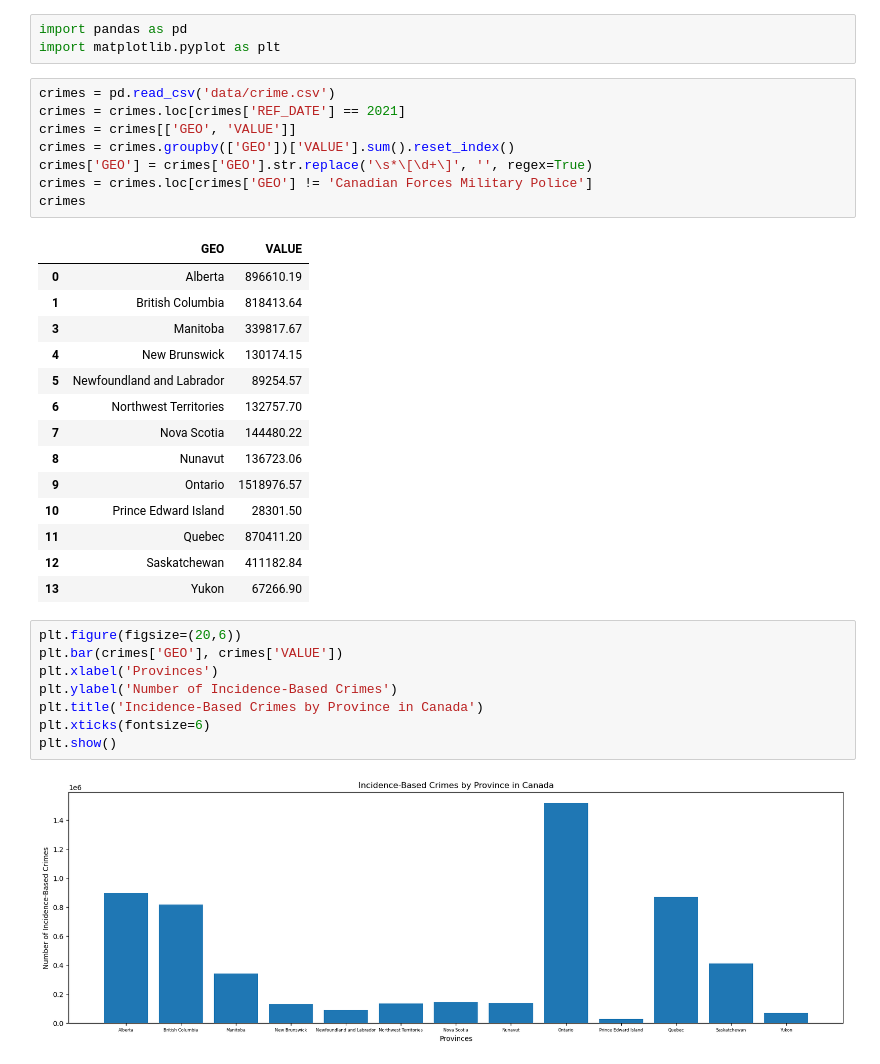
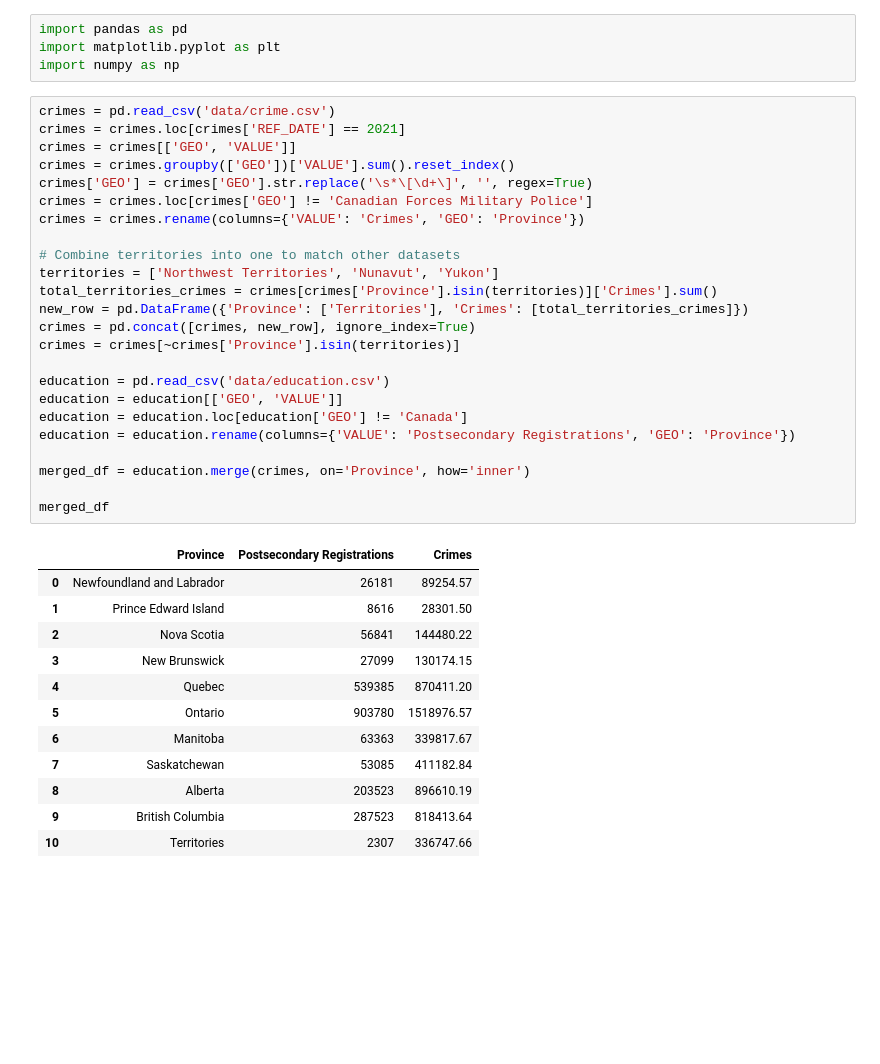
Before and after one commit to imadahmad97/capstone, a Jupyter notebook: data_cleaning.ipynb, the cells around one changed output. Drawn from its saved outputs; the diff is of its cells as text; blank space fills up the shorter version.

Commit message:
combined education and added some initial EDA

```diff
--- a/data_cleaning.ipynb
+++ b/data_cleaning.ipynb
@@ -1,36 +1,41 @@
 # %%
 import pandas as pd
 import matplotlib.pyplot as plt
+import numpy as np
 # %%
 crimes = pd.read_csv('data/crime.csv')
 crimes = crimes.loc[crimes['REF_DATE'] == 2021]
 crimes = crimes[['GEO', 'VALUE']]
 crimes = crimes.groupby(['GEO'])['VALUE'].sum().reset_index()
 crimes['GEO'] = crimes['GEO'].str.replace('\s*\[\d+\]', '', regex=True)
 crimes = crimes.loc[crimes['GEO'] != 'Canadian Forces Military Police']
-crimes
+crimes = crimes.rename(columns={'VALUE': 'Crimes', 'GEO': 'Province'})
+
+# Combine territories into one to match other datasets
+territories = ['Northwest Territories', 'Nunavut', 'Yukon']
+total_territories_crimes = crimes[crimes['Province'].isin(territories)]['Crimes'].sum()
+new_row = pd.DataFrame({'Province': ['Territories'], 'Crimes': [total_territories_crimes]})
+crimes = pd.concat([crimes, new_row], ignore_index=True)
+crimes = crimes[~crimes['Province'].isin(territories)]
+
+education = pd.read_csv('data/education.csv')
+education = education[['GEO', 'VALUE']]
+education = education.loc[education['GEO'] != 'Canada']
+education = education.rename(columns={'VALUE': 'Postsecondary Registrations', 'GEO': 'Province'})
+
+merged_df = education.merge(crimes, on='Province', how='inner')
+
+merged_df
 # %% [output]
-|  | GEO | VALUE |
-| 0 | Alberta | 896610.19 |
-| 1 | British Columbia | 818413.64 |
-| 3 | Manitoba | 339817.67 |
-| 4 | New Brunswick | 130174.15 |
-| 5 | Newfoundland and Labrador | 89254.57 |
-| 6 | Northwest Territories | 132757.70 |
-| 7 | Nova Scotia | 144480.22 |
-| 8 | Nunavut | 136723.06 |
-| 9 | Ontario | 1518976.57 |
-| 10 | Prince Edward Island | 28301.50 |
-| 11 | Quebec | 870411.20 |
-| 12 | Saskatchewan | 411182.84 |
-| 13 | Yukon | 67266.90 |
+|  | Province | Postsecondary Registrations | Crimes |
+| 0 | Newfoundland and Labrador | 26181 | 89254.57 |
+| 1 | Prince Edward Island | 8616 | 28301.50 |
+| 2 | Nova Scotia | 56841 | 144480.22 |
+| 3 | New Brunswick | 27099 | 130174.15 |
+| 4 | Quebec | 539385 | 870411.20 |
+| 5 | Ontario | 903780 | 1518976.57 |
+| 6 | Manitoba | 63363 | 339817.67 |
+| 7 | Saskatchewan | 53085 | 411182.84 |
+| 8 | Alberta | 203523 | 896610.19 |
+| 9 | British Columbia | 287523 | 818413.64 |
+| 10 | Territories | 2307 | 336747.66 |
-# %%
-plt.figure(figsize=(20,6))
-plt.bar(crimes['GEO'], crimes['VALUE'])
-plt.xlabel('Provinces')
-plt.ylabel('Number of Incidence-Based Crimes')
-plt.title('Incidence-Based Crimes by Province in Canada')
-plt.xticks(fontsize=6)
-plt.show()
-# %% [output]
-[figure, removed]
```
Also changed, not shown: parts of 1 cell of this notebook, 3 other files.
